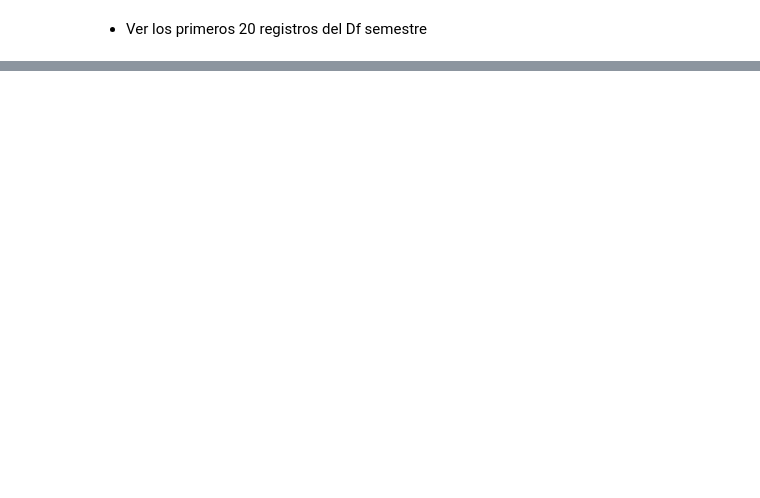
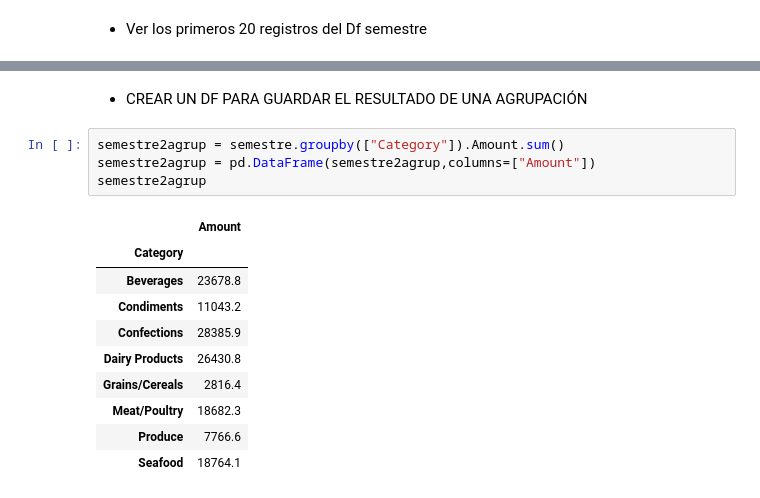
Before and after one commit to JaviDoria/Pytho-Data-Science, a Jupyter notebook: Práctica día 5.ipynb, the cells around one changed output, grey strips where cells are left out. Cells and saved outputs as stored; diff of their text form; blank space fills up the shorter version.

```diff
--- a/Práctica día 5.ipynb
+++ b/Práctica día 5.ipynb
@@ -266,0 +325,17 @@ semestre.head(20)
+# %% [markdown]
+* CREAR UN DF PARA GUARDAR EL RESULTADO DE UNA AGRUPACIÓN
+# %%
+semestre2agrup = semestre.groupby(["Category"]).Amount.sum()
+semestre2agrup = pd.DataFrame(semestre2agrup,columns=["Amount"])
+semestre2agrup
+# %% [output]
+|  | Amount |
+| Category |  |
+| Beverages | 23678.8 |
+| Condiments | 11043.2 |
+| Confections | 28385.9 |
+| Dairy Products | 26430.8 |
+| Grains/Cereals | 2816.4 |
+| Meat/Poultry | 18682.3 |
+| Produce | 7766.6 |
+| Seafood | 18764.1 |
```
Also changed, not shown: parts of 18 cells of this notebook, 1 other file.
